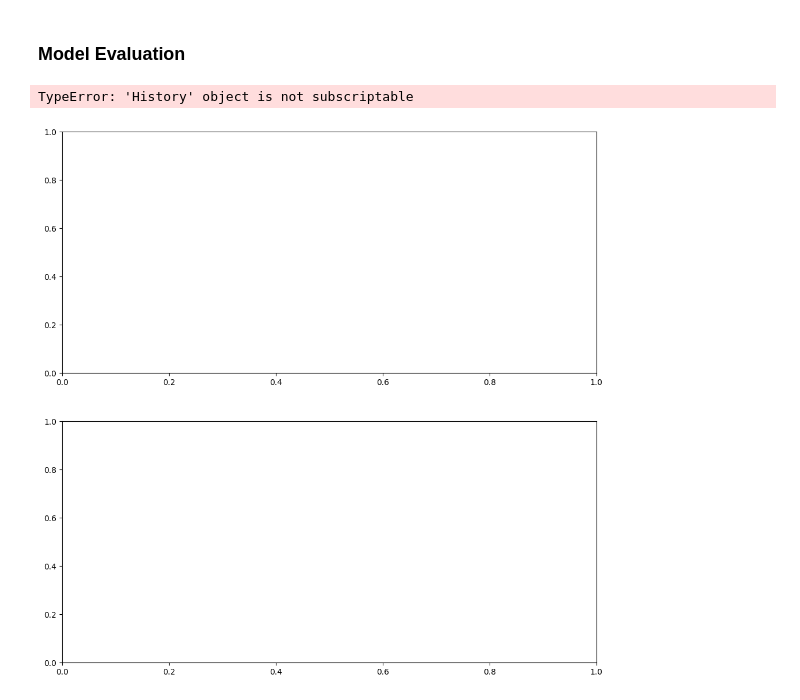
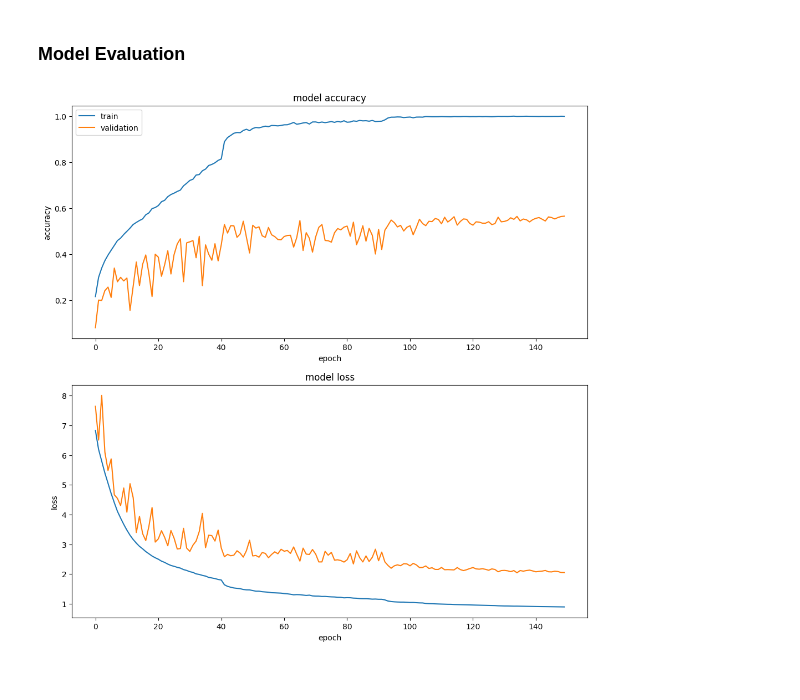
Before and after one commit to machiwao/CCDEPLRL_PROJECT_COM222, a Jupyter notebook: CCDEPLRL_PROJECT_COM222_Project_Implementation.ipynb, the cells around one changed output. Saved outputs shown, nothing was run; the diff lists cells and outputs as text; code cells hidden in the pictures.

Commit message:
data-augmented resnet-18, vgg-13, resnet-34

```diff
--- a/CCDEPLRL_PROJECT_COM222_Project_Implementation.ipynb
+++ b/CCDEPLRL_PROJECT_COM222_Project_Implementation.ipynb
@@ -68,9 +68,9 @@ all_labels = []
 ## Data Split
 # %%
 grouped_styles = [
-    'Art_Nouveau_Modern', 'Baroque', 'Color_Field_Painting', 'Cubism', 'Expressionism', 'Fauvism',
-    'Impressionism', 'Minimalism', 'Naive_Art_Primitivism', 'Pop_Art', 'Realism', 'Renaissance',
-    'Rococo', 'Romanticism', 'Symbolism', 'Ukiyo_e'
+    'Art Nouveau', 'Baroque', 'Color Field Painting', 'Cubism', 'Expressionism',
+    'Fauvism', 'Impressionism', 'Minimalism', 'Naive Art Primitivism', 'Pop Art',
+    'Realism', 'Renaissance', 'Rococo', 'Romanticism', 'Symbolism', 'Ukiyo_e'
 ]
 # %%
 num_classes = len(grouped_styles)
@@ -122,20 +122,14 @@ X_val_paths, X_test_paths, y_val_labels, y_test_labels = train_test_split(
 def apply_random_saturation(image, factor=0.1):
     return tf.image.random_saturation(image, lower=1-factor, upper=1+factor)
 
-def apply_random_hue(image, delta=0.05):
-    return tf.image.random_hue(image, max_delta=delta)
-
 data_augmentation_layers = tf.keras.Sequential([
     layers.RandomFlip("horizontal"),
-    layers.RandomRotation(0.05),
-    layers.RandomZoom(0.15),
-    layers.RandomTranslation(height_factor=0.08, width_factor=0.08, fill_mode='nearest'),
-    layers.RandomCrop(height=int(image_height * 0.9), width=int(image_width * 0.9)),
-    layers.Resizing(image_height, image_width),
-    layers.RandomContrast(0.2),
+    layers.RandomRotation(0.02), # Reduced
+    layers.RandomTranslation(height_factor=0.04, width_factor=0.04, fill_mode='nearest'), # Reduced
+    layers.RandomZoom(0.08),
 
-    layers.Lambda(lambda x: apply_random_saturation(x, factor=0.1), name='manual_random_saturation'),
-    layers.Lambda(lambda x: apply_random_hue(x, delta=0.05), name='manual_random_hue'),
+    layers.RandomContrast(0.1),
+    layers.Lambda(lambda x: apply_random_saturation(x, factor=0.05), name='manual_random_saturation'), # Reduced
 
     layers.GaussianNoise(0.01),
 
@@ -358,7 +370,7 @@ def build_resnet18_gradcam(input_shape=(224, 224, 3), num_classes=len(grouped_st
     return model
 # %%
 # Define the model
-resnet18_gradcam = build_resnet18_gradcam(input_shape=(image_height, image_width, 3), num_classes=num_classes, dropout_rate=0.5, weight_decay=1e-4)
+resnet18_gradcam = build_resnet18_gradcam(input_shape=(image_height, image_width, 3), num_classes=num_classes, dropout_rate=0.5, weight_decay=1e-3)
 resnet18_gradcam.summary()
 # %% [output]
 Model: "ResNet18_GradCAM"
@@ -407,11 +402,11 @@ reduce_lr = ReduceLROnPlateau(
 # %%
 # Fit the model
-resnet18_gradcam = resnet18_gradcam.fit(
+resnet18_gradcam_history = resnet18_gradcam.fit(
     train_ds,
     validation_data=val_ds,
     epochs=1000,
     callbacks=[early_stop, reduce_lr],
-    class_weight = class_weights_dict
+    # class_weight = class_weights_dict only used if class imbalance is significant
 )
 # %% [output]
 Epoch 1/1000
@@ -436,10 +444,9 @@ def plot_history(history):
   ax2.set_xlabel('epoch')
 # %%
 # Plot Loss Graphs
-plot_history(resnet18_gradcam)
+plot_history(resnet18_gradcam_history)
 # %% [output]
-TypeError: 'History' object is not subscriptable
-[figure, old version]
+[figure, new version]
 # %%
 # Evaluate the model on the test set
 test_loss, test_accuracy = resnet18_gradcam.evaluate(test_ds)
```
Also changed, not shown: parts of 64 cells of this notebook.
